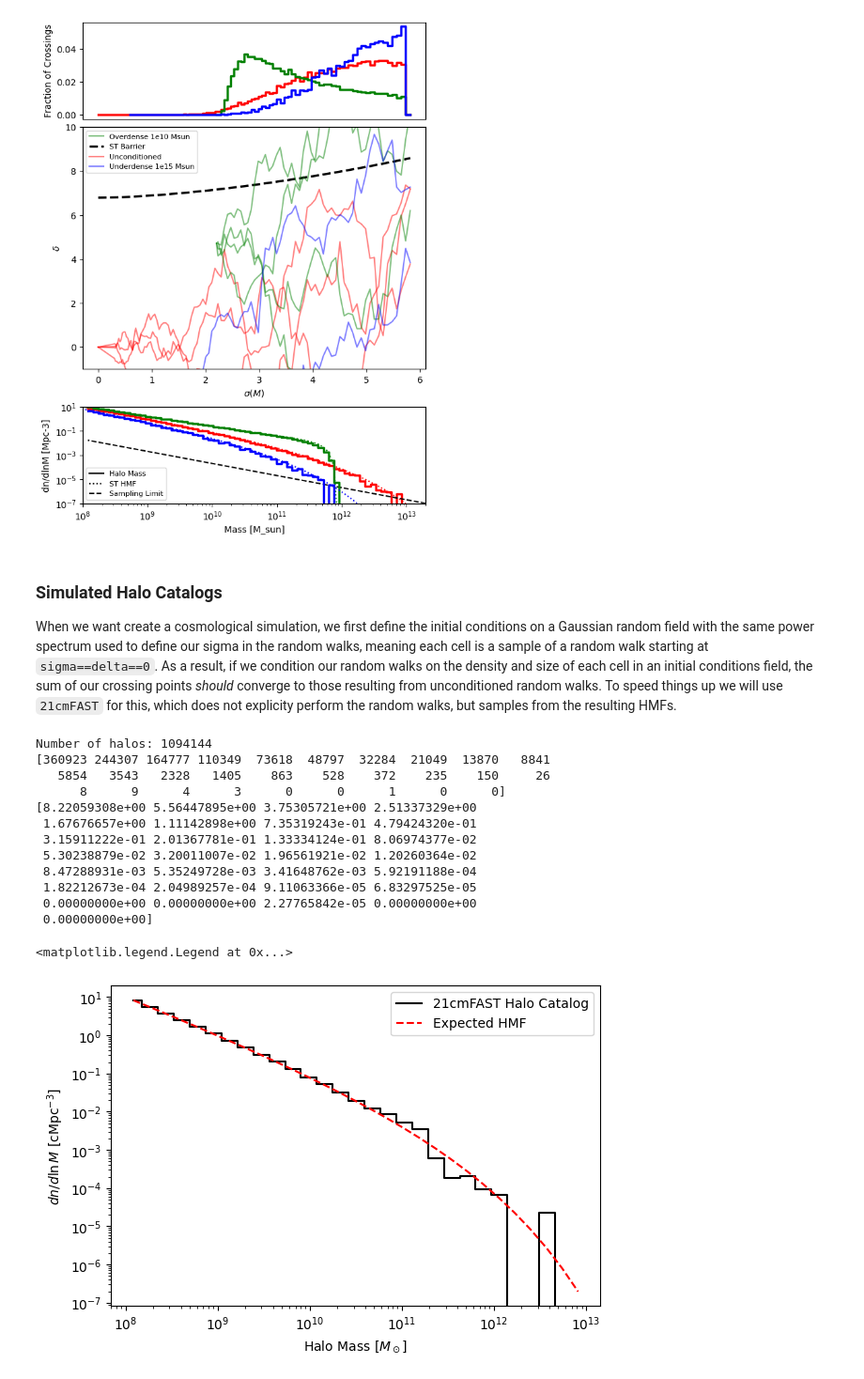
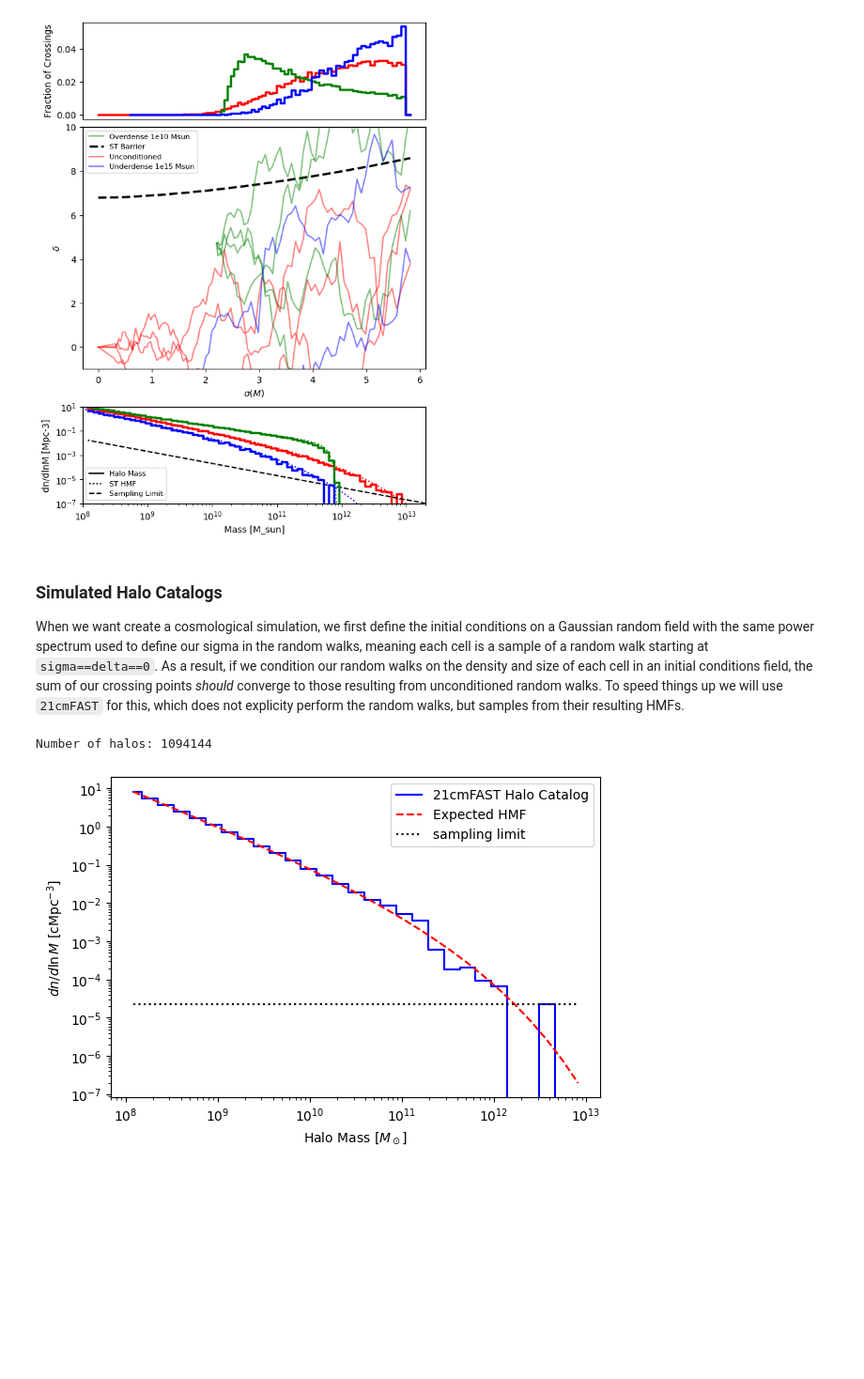
Before and after one commit to 21cmfast/Structure-Formation, a Jupyter notebook: tutorials/03-halos.ipynb, the cells around one changed output. Shown at 94% size. Cells and saved outputs as stored; diff of their text form; code cells hidden in the pictures; blank space fills up the shorter version.

```diff
--- a/tutorials/03-halos.ipynb
+++ b/tutorials/03-halos.ipynb
@@ -204,7 +215,7 @@ fig, ax = rw.plot_walks(
 # %% [markdown]
 ### Simulated Halo Catalogs
 
-When we want create a cosmological simulation, we first define the initial conditions on a Gaussian random field with the same power spectrum used to define our sigma in the random walks, meaning each cell is a sample of a random walk starting at `sigma==delta==0`. As a result, if we condition our random walks on the density and size of each cell in an initial conditions field, the sum of our crossing points *should* converge to those resulting from unconditioned random walks. To speed things up we will use `21cmFAST` for this, which does not explicity perform the random walks, but samples from the resulting HMFs.
+When we want create a cosmological simulation, we first define the initial conditions on a Gaussian random field with the same power spectrum used to define our sigma in the random walks, meaning each cell is a sample of a random walk starting at `sigma==delta==0`. As a result, if we condition our random walks on the density and size of each cell in an initial conditions field, the sum of our crossing points *should* converge to those resulting from unconditioned random walks. To speed things up we will use `21cmFAST` for this, which does not explicity perform the random walks, but samples from their resulting HMFs.
 # %%
 import py21cmfast as p21c
 from matplotlib import pyplot as plt
@@ -215,44 +226,39 @@ cell_size = inputs.simulation_options.cell_size #cMpc
 cell_volume = cell_size**3 #cMpc^3
 mass_density = inputs.cosmo_params.cosmo.critical_density(0).to('Msun/Mpc^3').value * inputs.cosmo_params.OMm #Msun/cMpc^3
 
+#Here we comput the initial conditions grid
 ics = p21c.compute_initial_conditions(inputs=inputs)
+
+#Here we take each cell of the initial conditions and sample from its conditional mass function, as seen above
 halos = p21c.determine_halo_list(redshift=redshift, initial_conditions=ics, inputs=inputs)
 print(f"Number of halos: {halos.get('n_halos')}")
 
+#set up bins for the mass function
 hm_bins = np.logspace(8,13,30)
 dlnm = np.log(hm_bins[1:]) - np.log(hm_bins[:-1])
 bin_centres = (hm_bins[:-1] * np.exp(dlnm/2))
 
 fig, ax = plt.subplots(1,1,figsize=(6,4),layout='constrained')
 halo_hist, _ = np.histogram(halos.get('halo_masses'), bins=hm_bins)
 catalog_hmf = halo_hist / dlnm / box_volume
 
+#This is a utility in 21cmFAST which computes the expected unconditional HMF given the inputs.
+#In this case it will return the Sheth-Tormen HMF, which is what 21cmFAST uses by default.
 expected_hmf = p21c.wrapper.cfuncs.return_uhmf_value(
                 mass_values=bin_centres,
                 redshift=redshift,
                 inputs=inputs,
             ) * mass_density
 
+#Plotting
 ax.step(bin_centres, catalog_hmf, where='mid', label='21cmFAST Halo Catalog', color='b')
 ax.plot(bin_centres, expected_hmf, label='Expected HMF', color='r', linestyle='--')
 ax.plot(bin_centres, 1/box_volume/dlnm, label='sampling limit', color='k', linestyle=':')
 ax.set_xscale('log')
 ax.set_yscale('log')
 ax.set_xlabel(r'Halo Mass [$M_\odot$]')
 ax.set_ylabel(r'$dn/d\ln M$ [cMpc$^{-3}$]')
-ax.legend()
+_ = ax.legend()
 # %% [output]
 Number of halos: 1094144
-[360923 244307 164777 110349  73618  48797  32284  21049  13870   8841
-   5854   3543   2328   1405    863    528    372    235    150     26
-      8      9      4      3      0      0      1      0      0]
-[8.22059308e+00 5.56447895e+00 3.75305721e+00 2.51337329e+00
- 1.67676657e+00 1.11142898e+00 7.35319243e-01 4.79424320e-01
- 3.15911222e-01 2.01367781e-01 1.33334124e-01 8.06974377e-02
- 5.30238879e-02 3.20011007e-02 1.96561921e-02 1.20260364e-02
- 8.47288931e-03 5.35249728e-03 3.41648762e-03 5.92191188e-04
- 1.82212673e-04 2.04989257e-04 9.11063366e-05 6.83297525e-05
- 0.00000000e+00 0.00000000e+00 2.27765842e-05 0.00000000e+00
- 0.00000000e+00]
-<matplotlib.legend.Legend at 0x...>
-[figure, old version]
+[figure, new version]
```
Also changed, not shown: parts of 7 cells of this notebook, 1 other file.
